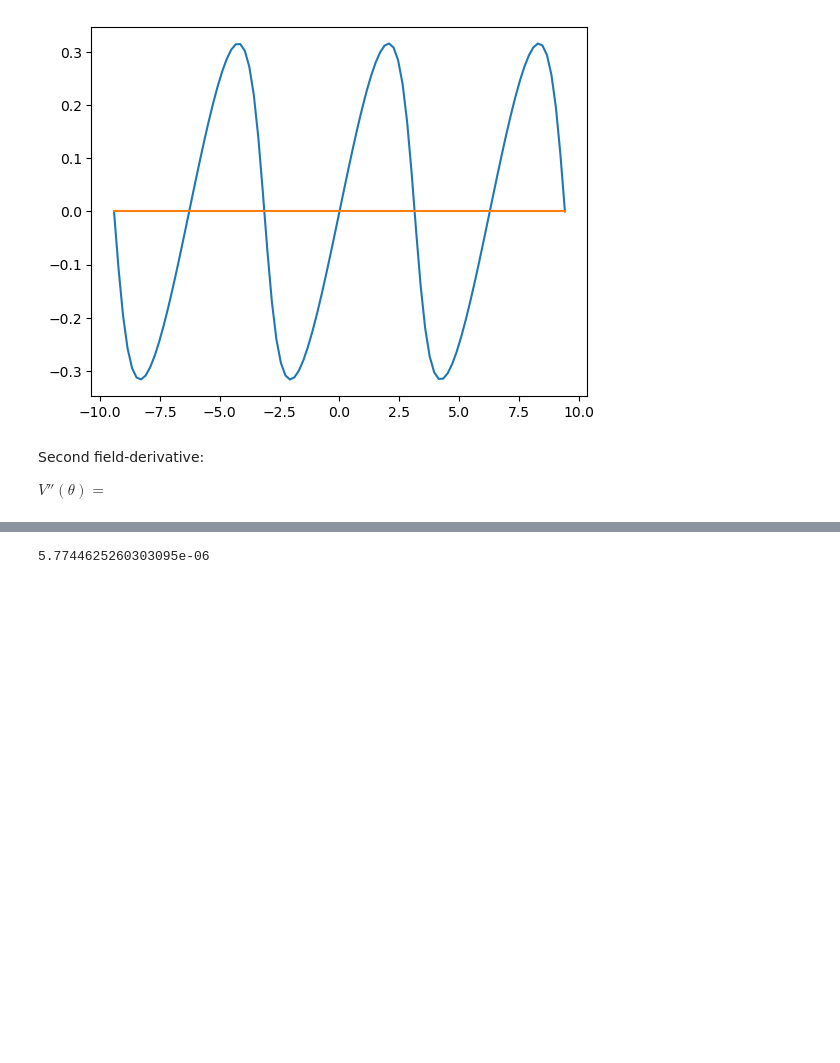
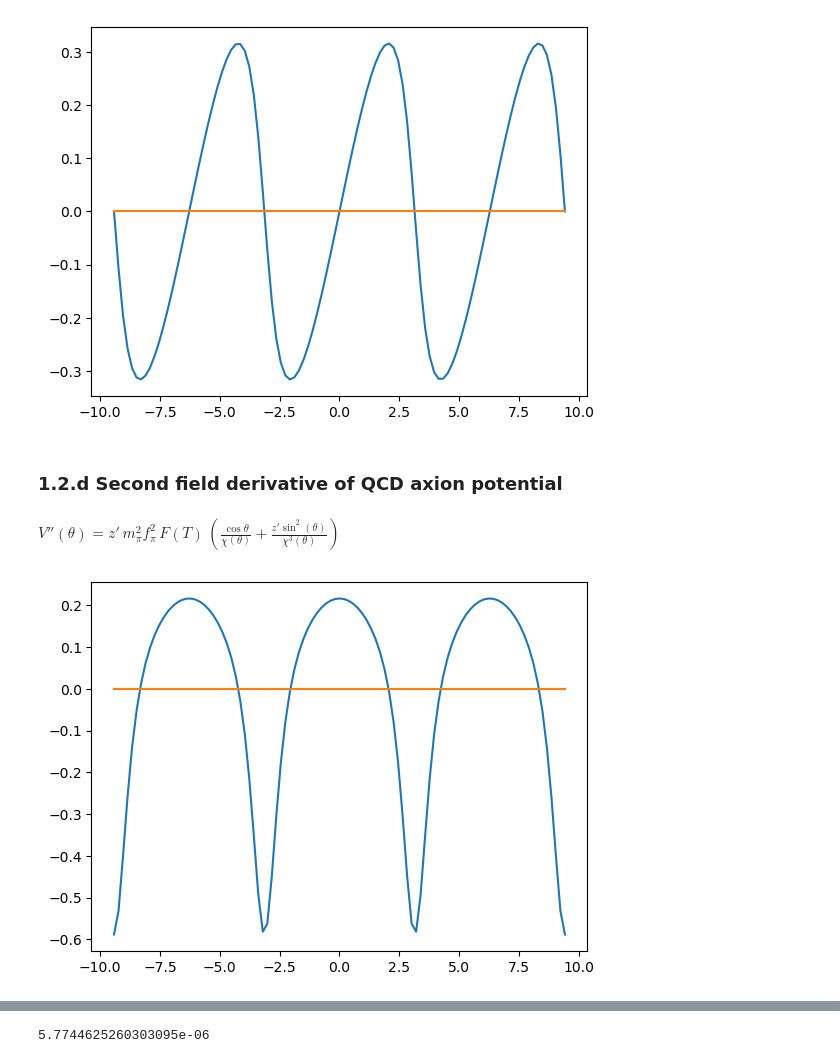
Before and after one commit to ManuelBuenAbad/axion_mcmc, a Jupyter notebook: axion_evol.ipynb, the cells around one changed output, grey strips where cells are left out. Drawn from its saved outputs; the diff is of its cells as text; code cells hidden in the pictures; blank space fills up the shorter version.

```diff
--- a/axion_evol.ipynb
+++ b/axion_evol.ipynb
@@ -630,7 +634,7 @@ plt.plot(tharr, np.zeros_like(tharr))
 del tharr
 # %% [output]
 [figure]
+# %% [markdown]
+### 1.2.d Second field derivative of QCD axion potential
 # %% [markdown]
-Second field-derivative:
-
-$V''(\theta) = $
+$V''(\theta) = z' \, m_\pi^2 f_\pi^2 \, F(T) \, \left( \frac{\cos\theta}{\chi(\theta)} + \frac{z' \sin^2(\theta)}{\chi^3(\theta)} \right)$
@@ -636,0 +665,9 @@ $V''(\theta) = $
+# %%
+tharr = np.linspace(-3*pi, 3*pi, 101)
+
+plt.plot(tharr, Va_QCD_primeprime(tharr)/(mpi**2 * fpi**2))
+plt.plot(tharr, np.zeros_like(tharr))
+
+del tharr
+# %% [output]
+[figure, added]
```
Also changed, not shown: parts of 121 cells of this notebook.
